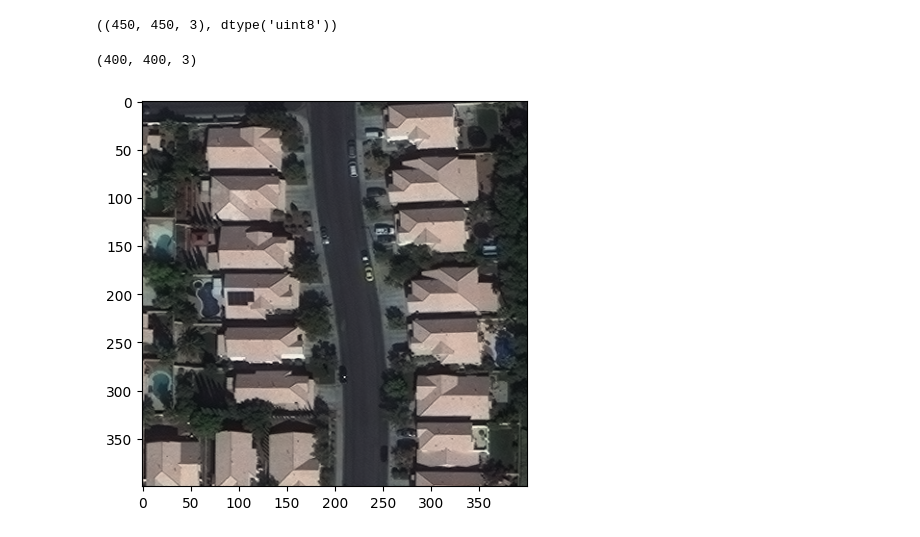
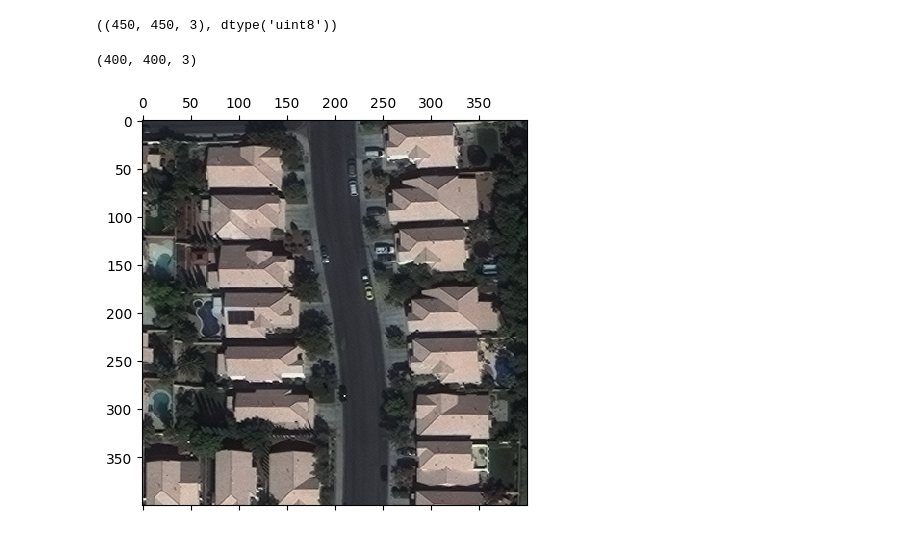
Before and after one commit to azavea/raster-vision, a Jupyter notebook: docs/usage/tutorials/reading_raster_data.ipynb, the cells around one changed output. Drawn from its saved outputs; the diff is of its cells as text; code cells hidden in the pictures.

```diff
--- a/docs/usage/tutorials/reading_raster_data.ipynb
+++ b/docs/usage/tutorials/reading_raster_data.ipynb
@@ -388,13 +383,13 @@ raster_source_cropped.shape, raster_source_cropped.dtype
 # %%
 from rastervision.core.box import Box
 from matplotlib import pyplot as plt
 
 chip = raster_source_cropped[:400, :400]
 print(chip.shape)
 
 fig, ax = plt.subplots(figsize=(5, 5))
-ax.imshow(chip)
+ax.matshow(chip)
 plt.show()
 # %% [output]
 (400, 400, 3)
-[figure, old version]
+[figure, new version]
```
Also changed, not shown: parts of 12 cells of this notebook, 12 other files.
